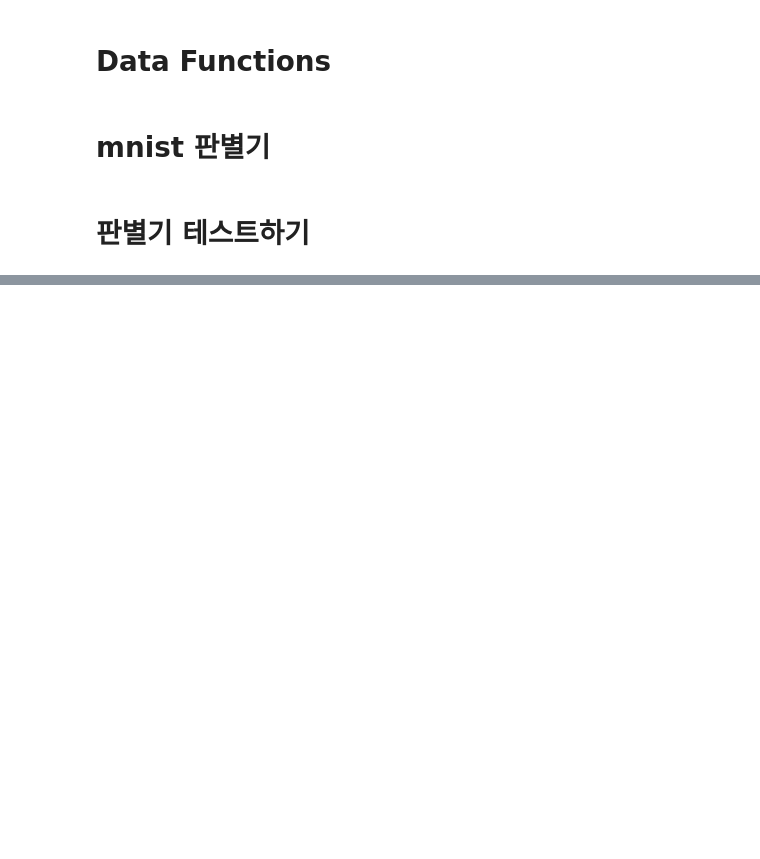
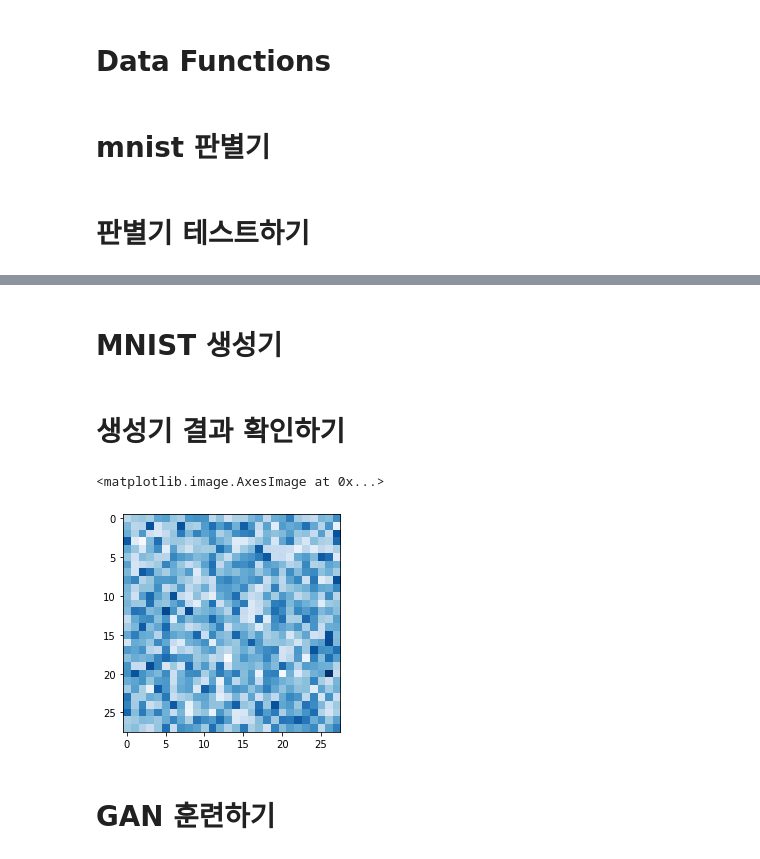
Before and after one commit to nojiyoon/gan_first, a Jupyter notebook: 07_손으로_쓴_숫자_훈련.ipynb, the cells around one changed output, grey strips where cells are left out. Cells and saved outputs as stored; diff of their text form; code cells hidden in the pictures; blank space fills up the shorter version.

```diff
--- a/07_손으로_쓴_숫자_훈련.ipynb
+++ b/07_손으로_쓴_숫자_훈련.ipynb
@@ -75,9 +75,14 @@ mnist_dataset.plot_image(17)
 # %%
 # function to generate uniform random data
 
-def generate_random(size):
+def generate_random_image(size):
     random_data = torch.rand(size)
     return random_data
+
+
+def generate_random_seed(size):
+    random_data = torch.randn(size)
+    return random_data
 # %% [markdown]
 # mnist 판별기
 # %%
@@ -90,16 +95,19 @@ class Discriminator(nn.Module):
     # 신경망 레이어 정의
     self.model = nn.Sequential(
         nn.Linear(784, 200),
-        nn.Sigmoid(),
+        nn.LeakyReLU(0.02),
+
+        nn.LayerNorm(200),
+
         nn.Linear(200, 1),
         nn.Sigmoid()
     )
 
     # 손실함수 설정
-    self.loss_function = nn.MSELoss()
+    self.loss_function = nn.BCELoss()
 
-    # SGD 옵티마이저 설정
-    self.optimiser = torch.optim.SGD(self.parameters(), lr=0.01)
+    # SGD 옵티마이저 설정 -> adam
+    self.optimiser = torch.optim.Adam(self.parameters(), lr=0.0001)
 
     # 진행 측정을 위한 변수 초기화
     self.counter = 0;
@@ -136,9 +144,9 @@ class Discriminator(nn.Module):
 
   def plot_progress(self):
     df = pandas.DataFrame(self.progress, columns=['loss'])
-    df.plot(ylim=(0, 1.0), figsize=(16,8), alpha=0.2, marker='.',
-            grid=True, yticks=(0, 0.25, 0.5))
+    df.plot(ylim=(0), figsize=(16,8), alpha=0.1, marker='.', grid=True, yticks=(0, 0.25, 0.5, 1.0, 5.0))
     pass
+  pass
 # %% [markdown]
 # 판별기 테스트하기
 # %%
@@ -151,7 +159,7 @@ for label, image_data_tensor, target_tensor in mnist_dataset:
   # 실제 데이터
   D.train(image_data_tensor, torch.FloatTensor([1.0]))
   # 생성된 데이터
-  D.train(generate_random(784), torch.FloatTensor([0.0]))
+  D.train(generate_random_image(784), torch.FloatTensor([0.0]))
   pass
 # %% [output]
 counter =  10000
@@ -174,0 +205,2 @@ D.plot_progress()
+# %% [markdown]
+# MNIST 생성기
@@ -174,0 +272,12 @@ D.plot_progress()
+# %% [markdown]
+# 생성기 결과 확인하기
+# %%
+G = Generator()
+output = G.forward(generate_random_seed(100))
+img = output.detach().numpy().reshape(28,28)
+plt.imshow(img, interpolation='none', cmap='Blues')
+# %% [output]
+<matplotlib.image.AxesImage at 0x...>
+[figure, added]
+# %% [markdown]
+# GAN 훈련하기
```
Also changed, not shown: parts of 17 cells of this notebook.
